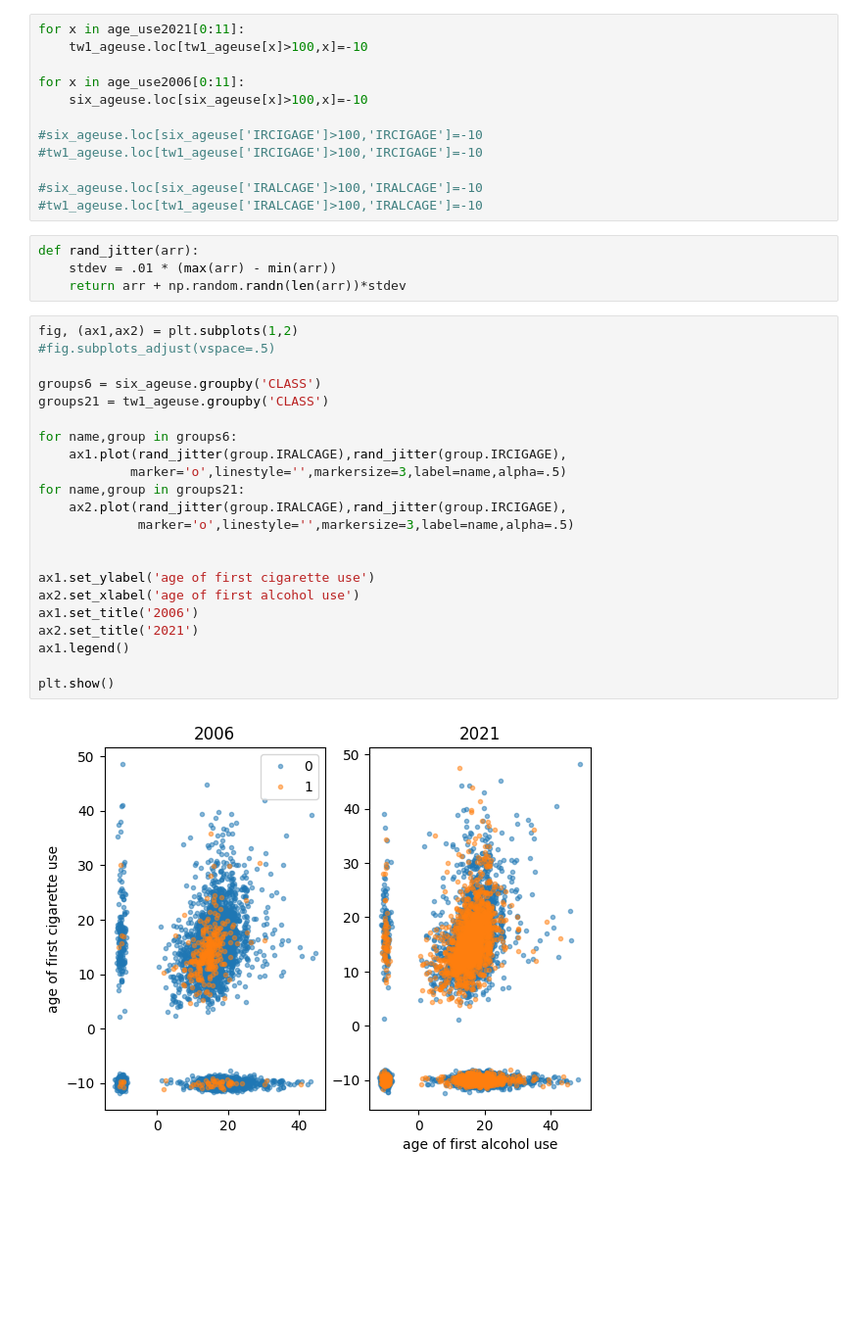
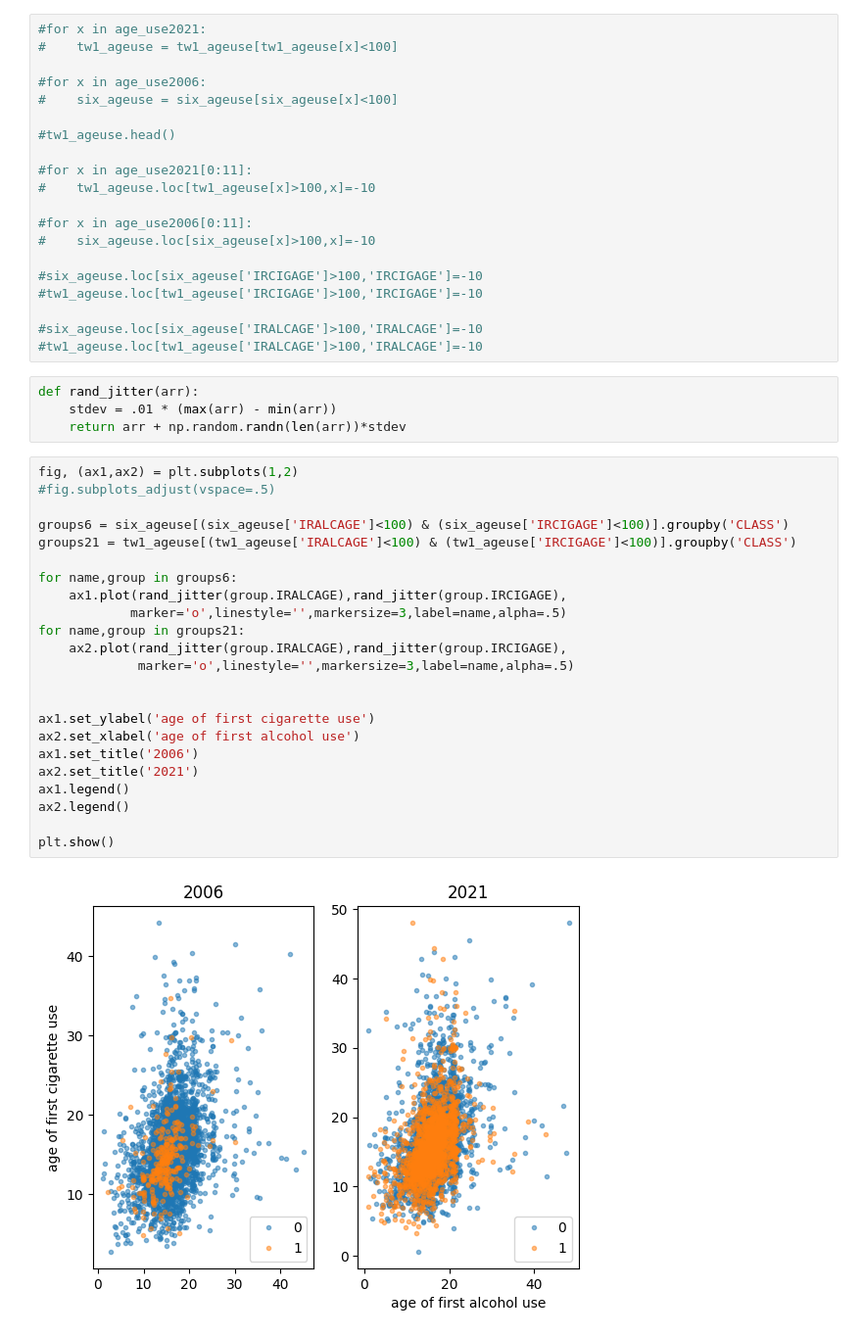
Before and after one commit to HotelTango314/dsa5900, a Jupyter notebook: NSDUH_Explore.ipynb, the cells around one changed output. Shown at 98% size. Saved outputs shown, nothing was run; the diff lists cells and outputs as text; blank space fills up the shorter version.

Commit message:
more visuals

```diff
--- a/NSDUH_Explore.ipynb
+++ b/NSDUH_Explore.ipynb
@@ -182,11 +182,19 @@ age_use2021 = ['IRCIGAGE','IRALCAGE','IRMJAGE',
 six_ageuse = six.loc[six["CATAG3"]==4,age_use2006]
 tw1_ageuse = tw1.loc[tw1["CATAG3"]==4,age_use2021]
 # %%
-for x in age_use2021[0:11]:
-    tw1_ageuse.loc[tw1_ageuse[x]>100,x]=-10
+#for x in age_use2021:
+#    tw1_ageuse = tw1_ageuse[tw1_ageuse[x]<100]
 
-for x in age_use2006[0:11]:
-    six_ageuse.loc[six_ageuse[x]>100,x]=-10
+#for x in age_use2006:
+#    six_ageuse = six_ageuse[six_ageuse[x]<100]
+
+#tw1_ageuse.head()
+
+#for x in age_use2021[0:11]:
+#    tw1_ageuse.loc[tw1_ageuse[x]>100,x]=-10
+
+#for x in age_use2006[0:11]:
+#    six_ageuse.loc[six_ageuse[x]>100,x]=-10
 
 #six_ageuse.loc[six_ageuse['IRCIGAGE']>100,'IRCIGAGE']=-10
 #tw1_ageuse.loc[tw1_ageuse['IRCIGAGE']>100,'IRCIGAGE']=-10
@@ -200,24 +208,25 @@ def rand_jitter(arr):
 # %%
 fig, (ax1,ax2) = plt.subplots(1,2)
 #fig.subplots_adjust(vspace=.5)
 
-groups6 = six_ageuse.groupby('CLASS')
-groups21 = tw1_ageuse.groupby('CLASS')
+groups6 = six_ageuse[(six_ageuse['IRALCAGE']<100) & (six_ageuse['IRCIGAGE']<100)].groupby('CLASS')
+groups21 = tw1_ageuse[(tw1_ageuse['IRALCAGE']<100) & (tw1_ageuse['IRCIGAGE']<100)].groupby('CLASS')
 
 for name,group in groups6:
     ax1.plot(rand_jitter(group.IRALCAGE),rand_jitter(group.IRCIGAGE),
             marker='o',linestyle='',markersize=3,label=name,alpha=.5)
 for name,group in groups21:
     ax2.plot(rand_jitter(group.IRALCAGE),rand_jitter(group.IRCIGAGE),
              marker='o',linestyle='',markersize=3,label=name,alpha=.5)
 
 
 ax1.set_ylabel('age of first cigarette use')
 ax2.set_xlabel('age of first alcohol use')
 ax1.set_title('2006')
 ax2.set_title('2021')
 ax1.legend()
+ax2.legend()
 
 plt.show()
 # %% [output]
-[figure, old version]
+[figure, new version]
```
Also changed, not shown: parts of 6 cells of this notebook.
